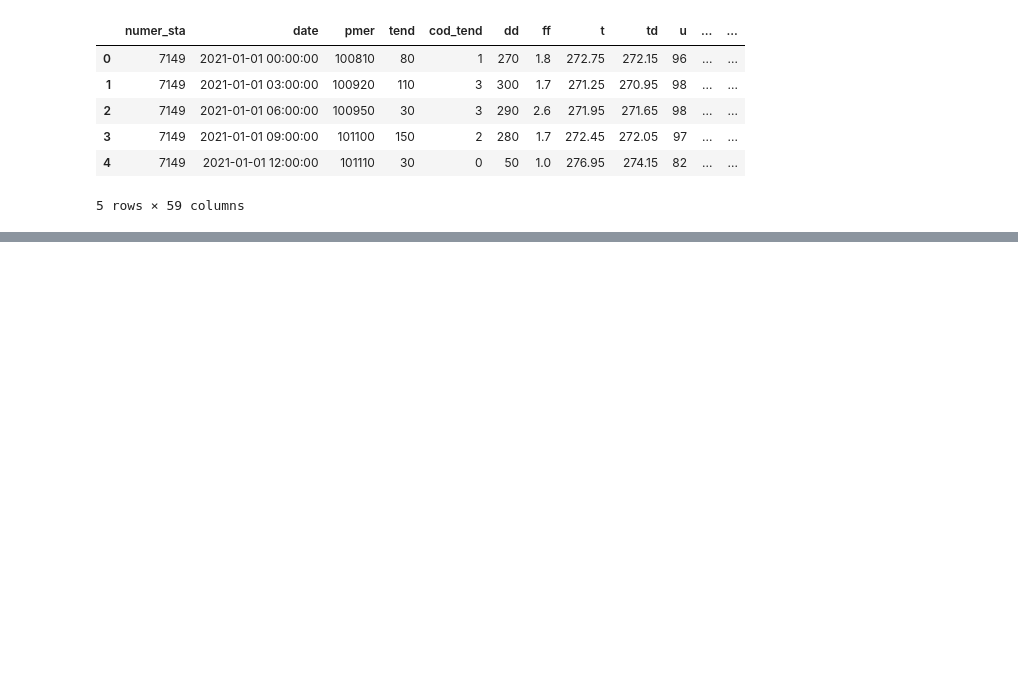
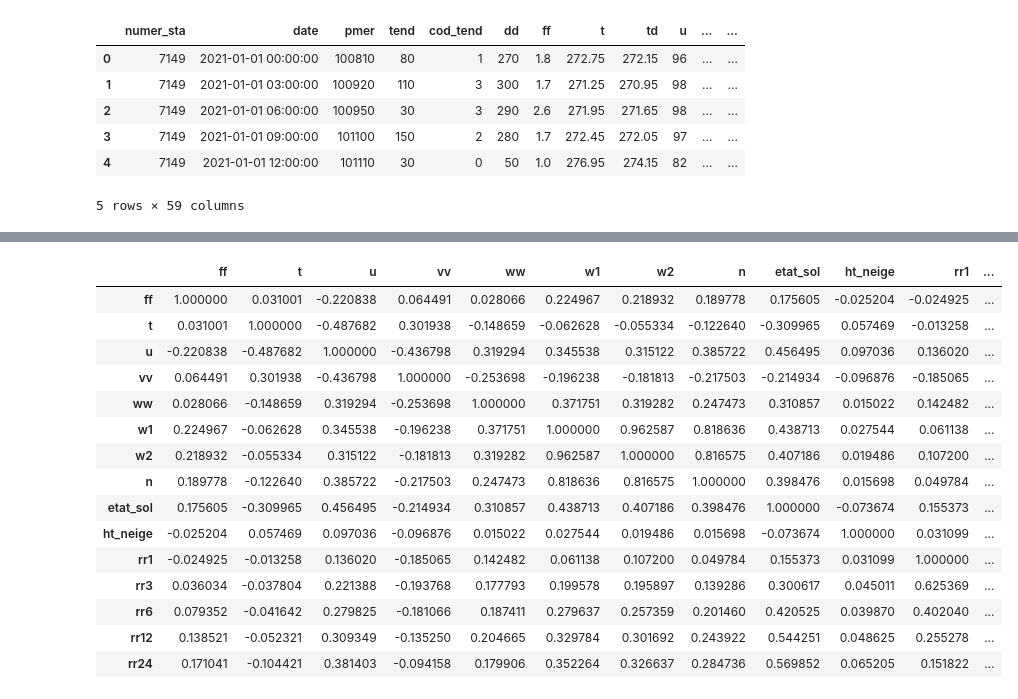
Before and after one commit to rafafvs/python_project, a Jupyter notebook: EDA_external_data.ipynb, the cells around one changed output, grey strips where cells are left out. Drawn from its saved outputs; the diff is of its cells as text; code cells hidden in the pictures; blank space fills up the shorter version.

```diff
--- a/EDA_external_data.ipynb
+++ b/EDA_external_data.ipynb
@@ -166,0 +118,27 @@ Index(['ID_OMM_station', 'date', 'Pression_au_niveau_mer',
+# %%
+def cor_heatmap(cor):
+    """This function plots the correlation between variables"""
+    plt.figure(figsize=(20, 15))
+    sns.heatmap(data=cor, annot=True, cmap=plt.cm.Reds, fmt=".1", mask=np.triu(cor))
+    plt.show()
+
+
+cor_spearman = df_numerical.corr(method="spearman")
+cor_spearman
+# %% [output]
+|  | ff | t | u | vv | ww | w1 | w2 | n | etat_sol | ht_neige | rr1 | ... |
+| ff | 1.000000 | 0.031001 | -0.220838 | 0.064491 | 0.028066 | 0.224967 | 0.218932 | 0.189778 | 0.175605 | -0.025204 | -0.024925 | ... |
+| t | 0.031001 | 1.000000 | -0.487682 | 0.301938 | -0.148659 | -0.062628 | -0.055334 | -0.122640 | -0.309965 | 0.057469 | -0.013258 | ... |
+| u | -0.220838 | -0.487682 | 1.000000 | -0.436798 | 0.319294 | 0.345538 | 0.315122 | 0.385722 | 0.456495 | 0.097036 | 0.136020 | ... |
+| vv | 0.064491 | 0.301938 | -0.436798 | 1.000000 | -0.253698 | -0.196238 | -0.181813 | -0.217503 | -0.214934 | -0.096876 | -0.185065 | ... |
+| ww | 0.028066 | -0.148659 | 0.319294 | -0.253698 | 1.000000 | 0.371751 | 0.319282 | 0.247473 | 0.310857 | 0.015022 | 0.142482 | ... |
+| w1 | 0.224967 | -0.062628 | 0.345538 | -0.196238 | 0.371751 | 1.000000 | 0.962587 | 0.818636 | 0.438713 | 0.027544 | 0.061138 | ... |
+| w2 | 0.218932 | -0.055334 | 0.315122 | -0.181813 | 0.319282 | 0.962587 | 1.000000 | 0.816575 | 0.407186 | 0.019486 | 0.107200 | ... |
+| n | 0.189778 | -0.122640 | 0.385722 | -0.217503 | 0.247473 | 0.818636 | 0.816575 | 1.000000 | 0.398476 | 0.015698 | 0.049784 | ... |
+| etat_sol | 0.175605 | -0.309965 | 0.456495 | -0.214934 | 0.310857 | 0.438713 | 0.407186 | 0.398476 | 1.000000 | -0.073674 | 0.155373 | ... |
+| ht_neige | -0.025204 | 0.057469 | 0.097036 | -0.096876 | 0.015022 | 0.027544 | 0.019486 | 0.015698 | -0.073674 | 1.000000 | 0.031099 | ... |
+| rr1 | -0.024925 | -0.013258 | 0.136020 | -0.185065 | 0.142482 | 0.061138 | 0.107200 | 0.049784 | 0.155373 | 0.031099 | 1.000000 | ... |
+| rr3 | 0.036034 | -0.037804 | 0.221388 | -0.193768 | 0.177793 | 0.199578 | 0.195897 | 0.139286 | 0.300617 | 0.045011 | 0.625369 | ... |
+| rr6 | 0.079352 | -0.041642 | 0.279825 | -0.181066 | 0.187411 | 0.279637 | 0.257359 | 0.201460 | 0.420525 | 0.039870 | 0.402040 | ... |
+| rr12 | 0.138521 | -0.052321 | 0.309349 | -0.135250 | 0.204665 | 0.329784 | 0.301692 | 0.243922 | 0.544251 | 0.048625 | 0.255278 | ... |
+| rr24 | 0.171041 | -0.104421 | 0.381403 | -0.094158 | 0.179906 | 0.352264 | 0.326637 | 0.284736 | 0.569852 | 0.065205 | 0.151822 | ... |
```
Also changed, not shown: parts of 9 cells of this notebook, 1 other file.
